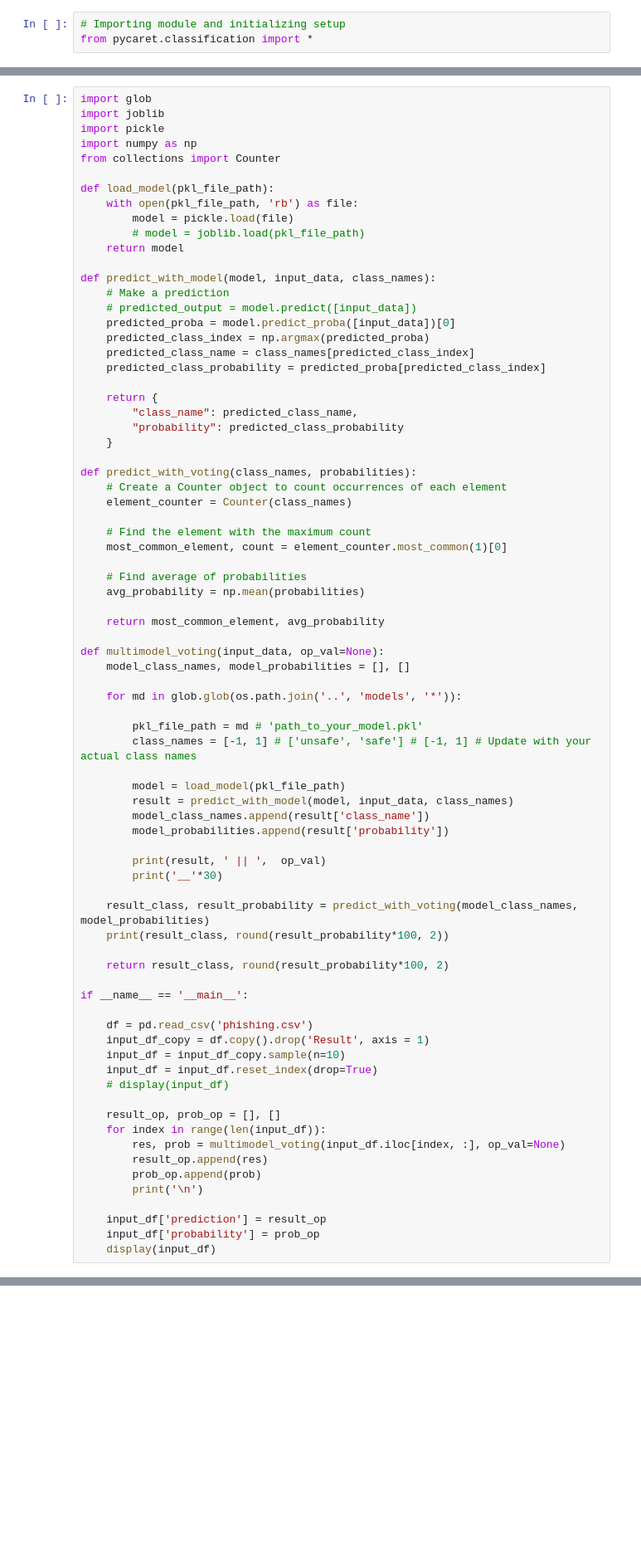
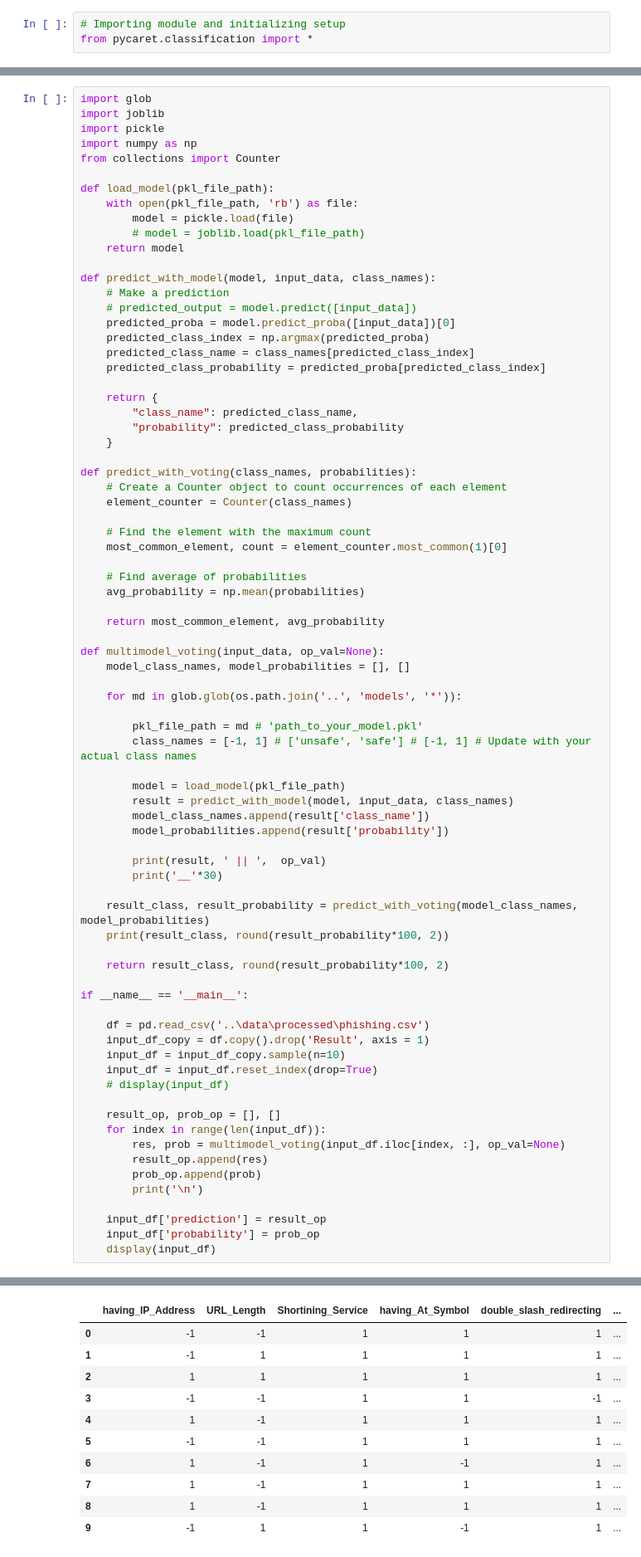
Before and after one commit to Harsh-Divecha-1991/phishing_site_detection, a Jupyter notebook: notebooks/model_training.ipynb, the cells around one changed output, grey strips where cells are left out. Shown at 83% size. Drawn from its saved outputs; the diff is of its cells as text; blank space fills up the shorter version.

```diff
--- a/notebooks/model_training.ipynb
+++ b/notebooks/model_training.ipynb
@@ -97,7 +173,7 @@ def multimodel_voting(input_data, op_val=None):
 
 if __name__ == '__main__':
 
-    df = pd.read_csv('phishing.csv')
+    df = pd.read_csv('..\data\processed\phishing.csv')
     input_df_copy = df.copy().drop('Result', axis = 1)
     input_df = input_df_copy.sample(n=10)
     input_df = input_df.reset_index(drop=True)
@@ -113,3 +189,4 @@ if __name__ == '__main__':
     input_df['prediction'] = result_op
     input_df['probability'] = prob_op
     display(input_df)
+# %% [output]
@@ -115,0 +210,11 @@ if __name__ == '__main__':
+|  | having_IP_Address | URL_Length | Shortining_Service | having_At_Symbol | double_slash_redirecting | ... |
+| 0 | -1 | -1 | 1 | 1 | 1 | ... |
+| 1 | -1 | 1 | 1 | 1 | 1 | ... |
+| 2 | 1 | 1 | 1 | 1 | 1 | ... |
+| 3 | -1 | -1 | 1 | 1 | -1 | ... |
+| 4 | 1 | -1 | 1 | 1 | 1 | ... |
+| 5 | -1 | -1 | 1 | 1 | 1 | ... |
+| 6 | 1 | -1 | 1 | -1 | 1 | ... |
+| 7 | 1 | -1 | 1 | 1 | 1 | ... |
+| 8 | 1 | -1 | 1 | 1 | 1 | ... |
+| 9 | -1 | 1 | 1 | -1 | 1 | ... |
```
Also changed, not shown: parts of 5 cells of this notebook, 5 other files.
